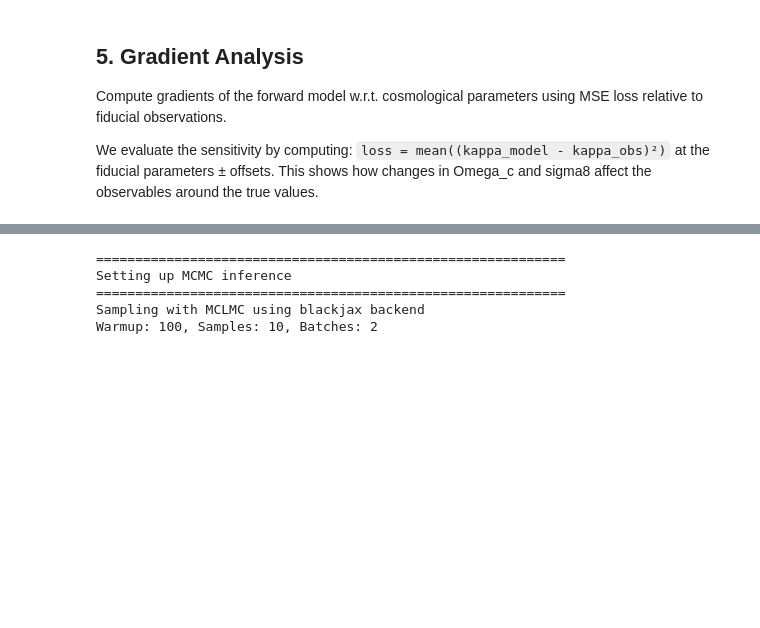
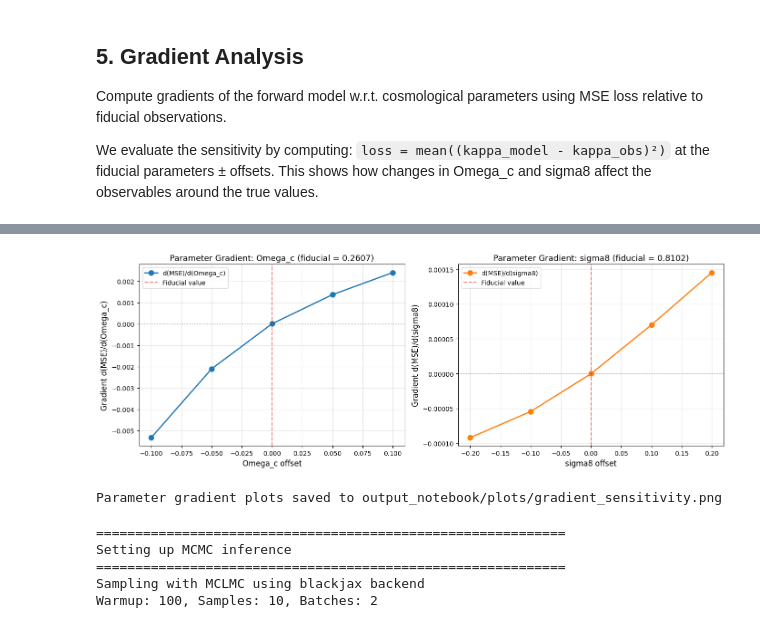
Before and after one commit to ASKabalan/fwd-model-tools, a Jupyter notebook: notebooks/lensing_inference_workflow.ipynb, the cells around one changed output, grey strips where cells are left out. Cells and saved outputs as stored; diff of their text form; code cells hidden in the pictures; blank space fills up the shorter version.

Commit message:
Update script and notebook

```diff
--- a/notebooks/lensing_inference_workflow.ipynb
+++ b/notebooks/lensing_inference_workflow.ipynb
@@ -491,3 +541,30 @@ The `batched_sampling` function saves checkpoints that allow resuming from the l
+# %%
+fig, axes = plt.subplots(1, 2, figsize=(14, 5))
+
+for idx, (param_name, ax) in enumerate(zip(["Omega_c", "sigma8"], axes)):
+    offsets = results[param_name]["offsets"]
+    gradients = results[param_name]["gradients"]
+    fiducial = params_to_test[param_name]["fiducial"]
+
+    ax.plot(offsets, gradients, 'o-', linewidth=2, markersize=8,
+            label=f'd(MSE)/d({param_name})',
+            color=['tab:blue', 'tab:orange'][idx])
+    ax.axvline(0, color='red', linestyle='--', alpha=0.5, label='Fiducial value')
+    ax.axhline(0, color='gray', linestyle=':', alpha=0.5)
+    ax.set_xlabel(f'{param_name} offset', fontsize=12)
+    ax.set_ylabel(f'Gradient d(MSE)/d({param_name})', fontsize=12)
+    ax.set_title(f'Parameter Gradient: {param_name} (fiducial = {fiducial:.4f})', fontsize=13)
+    ax.grid(True, alpha=0.3)
+    ax.legend()
+
+plt.tight_layout()
+plt.savefig(plots_dir / 'gradient_sensitivity.png', dpi=600, bbox_inches='tight')
+plt.show()
+
+print(f"\nParameter gradient plots saved to {plots_dir / 'gradient_sensitivity.png'}")
+# %% [output]
+[figure, added]
+Parameter gradient plots saved to output_notebook/plots/gradient_sensitivity.png
 # %%
 true_data = np.load(data_dir / "true_kappas.npz")
 true_kappas_loaded = {f"kappa_{i}": true_data[f"kappa_{i}"] for i in range(nbins)}
```
Also changed, not shown: parts of 12 cells of this notebook, 2 other files.
